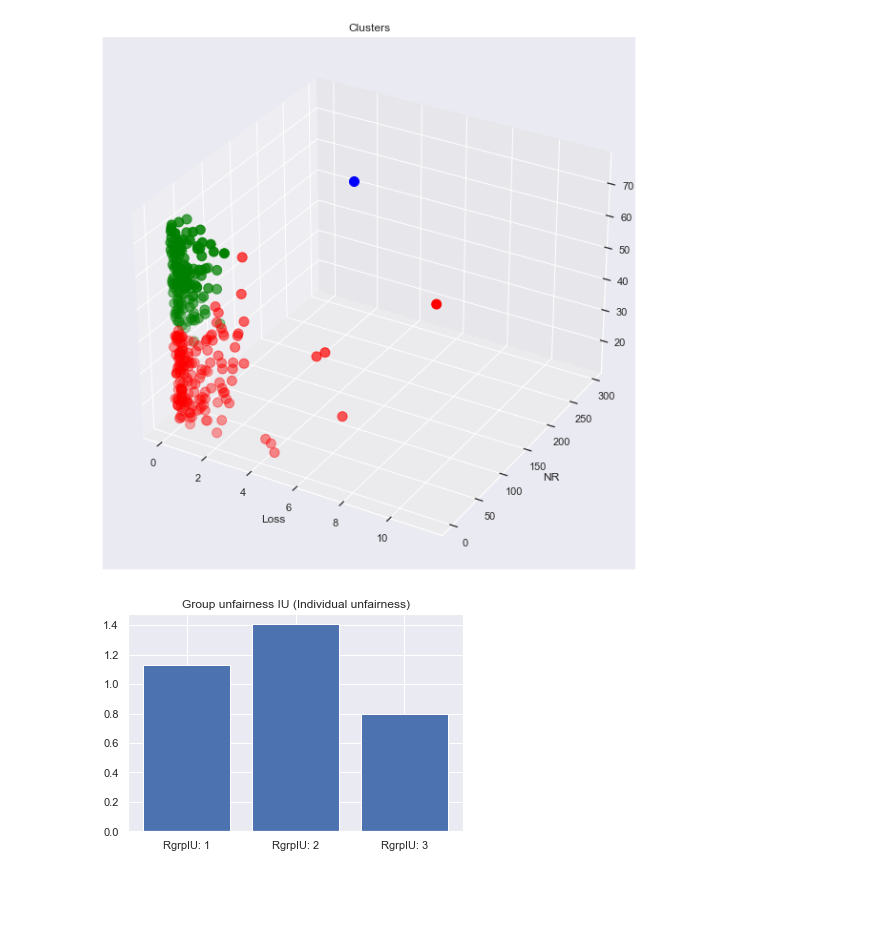
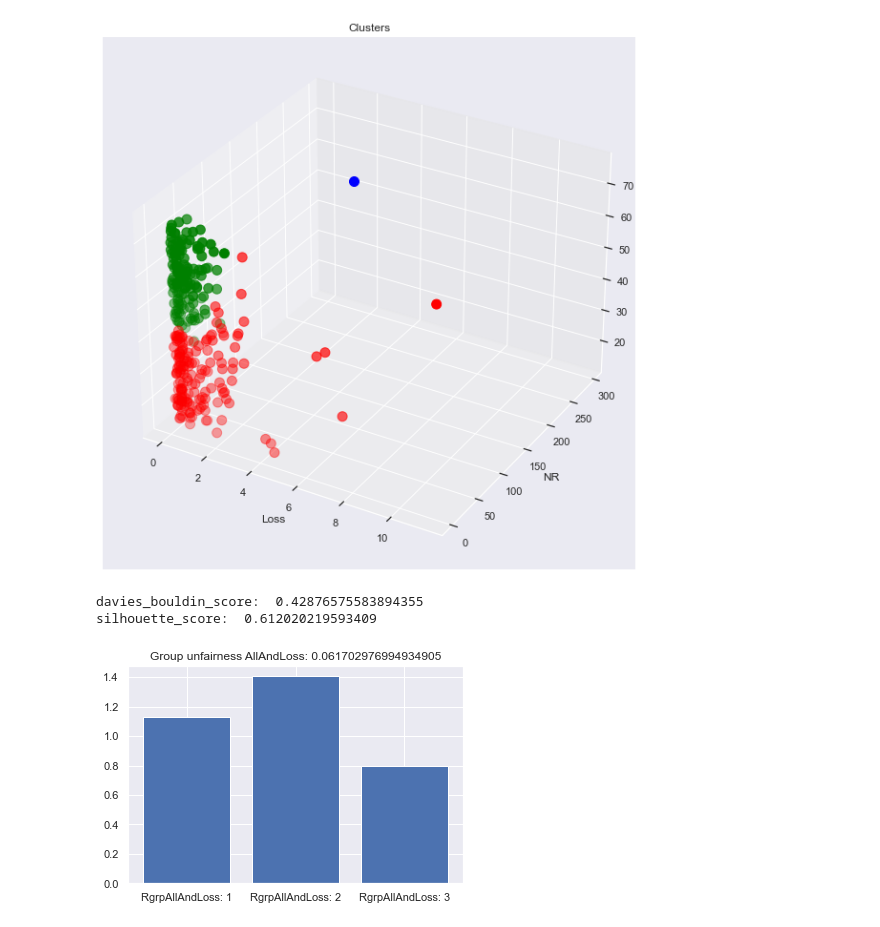
Before and after one commit to ravarmes/recsys-cluster-loss, a Jupyter notebook: src/TestCluster_Books_AllAndLoss.ipynb, the cells around one changed output. Saved outputs shown, nothing was run; the diff lists cells and outputs as text; code cells hidden in the pictures; blank space fills up the shorter version.

```diff
--- a/src/TestCluster_Books_AllAndLoss.ipynb
+++ b/src/TestCluster_Books_AllAndLoss.ipynb
@@ -324,7 +324,17 @@ plt.ylabel('NR')
 plt.show()
 # %% [output]
 [figure]
+# %%
+# clustering performance evaluation
+from sklearn.metrics import davies_bouldin_score
+print('davies_bouldin_score: ', davies_bouldin_score(df_scaled, kmeans.labels_))
+
+from sklearn.metrics import silhouette_score
+print('silhouette_score: ', silhouette_score(df_scaled, kmeans.labels_, metric='euclidean'))
+# %% [output]
+davies_bouldin_score:  0.42876575583894355
+silhouette_score:  0.612020219593409
 # %%
-# G group: identifying the groups (IU: individual unfairness - the variance of the user losses)
+# G group: identifying the groups (Age, Gender, NR of users and IU: individual unfairness - the variance of the user losses)
 # The configuration of groups was based in the hierarchical clustering (tree clustering - dendrogram)
 # Clusters 1, 2 and 3
@@ -332,10 +342,11 @@ G = {1: [254, 882, 929, 1131, 1161, 1178, 1192, 1214, 1219, 1254, 1294, 1331, 13
 
 glv = GroupLossVariance(X, omega, G, 1) #axis = 1 (0 rows e 1 columns)
-losses_RgrpIU = glv.get_losses(X_est)
+losses_RgrpAllAndLoss = glv.get_losses(X_est)
+RgrpAllAndLoss = glv.evaluate(X_est)
 
-RgrpIU_groups = ['RgrpIU: 1', 'RgrpIU: 2', 'RgrpIU: 3']
-plt.bar(RgrpIU_groups, losses_RgrpIU)
-plt.title('Group unfairness IU (Individual unfairness)')
+RgrpIU_groups = ['RgrpAllAndLoss: 1', 'RgrpAllAndLoss: 2', 'RgrpAllAndLoss: 3']
+plt.bar(RgrpIU_groups, losses_RgrpAllAndLoss)
+plt.title('Group unfairness AllAndLoss: ' + str(RgrpAllAndLoss))
 plt.show()
 # %% [output]
-[figure, old version]
+[figure, new version]
```
Also changed, not shown: parts of 1 cell of this notebook, 20 other files.
